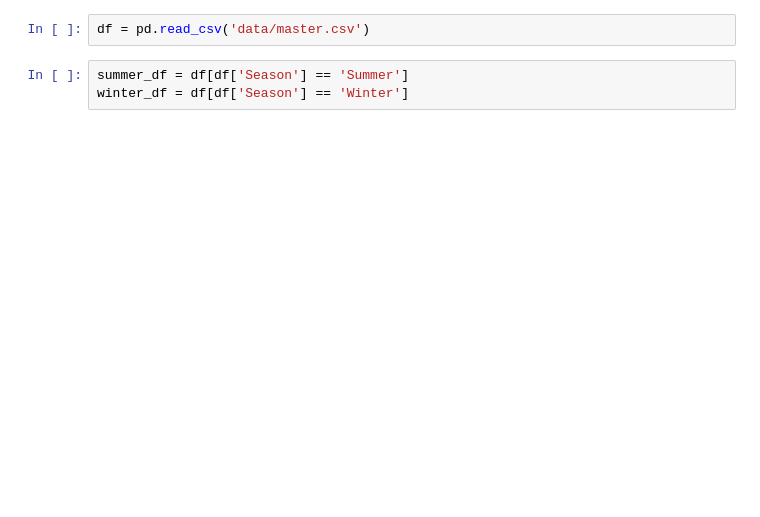
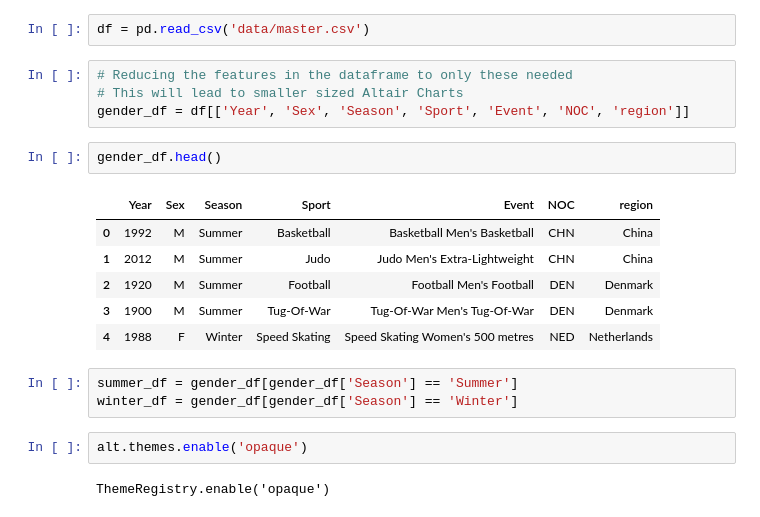
Before and after one commit to sarthakbatragatech/OlympicViz, a Jupyter notebook: 4. Gender.ipynb, the cells around one changed output. Saved outputs shown, nothing was run; the diff lists cells and outputs as text; blank space fills up the shorter version.

```diff
--- a/4. Gender.ipynb
+++ b/4. Gender.ipynb
@@ -12,5 +14,22 @@ alt.data_transformers.enable('data_server')
 # %%
 df = pd.read_csv('data/master.csv')
+# %%
+# Reducing the features in the dataframe to only these needed
+# This will lead to smaller sized Altair Charts
+gender_df = df[['Year', 'Sex', 'Season', 'Sport', 'Event', 'NOC', 'region']]
+# %%
+gender_df.head()
+# %% [output]
+|  | Year | Sex | Season | Sport | Event | NOC | region |
+| 0 | 1992 | M | Summer | Basketball | Basketball Men's Basketball | CHN | China |
+| 1 | 2012 | M | Summer | Judo | Judo Men's Extra-Lightweight | CHN | China |
+| 2 | 1920 | M | Summer | Football | Football Men's Football | DEN | Denmark |
+| 3 | 1900 | M | Summer | Tug-Of-War | Tug-Of-War Men's Tug-Of-War | DEN | Denmark |
+| 4 | 1988 | F | Winter | Speed Skating | Speed Skating Women's 500 metres | NED | Netherlands |
 # %%
-summer_df = df[df['Season'] == 'Summer']
-winter_df = df[df['Season'] == 'Winter']
+summer_df = gender_df[gender_df['Season'] == 'Summer']
+winter_df = gender_df[gender_df['Season'] == 'Winter']
+# %%
+alt.themes.enable('opaque')
+# %% [output]
+ThemeRegistry.enable('opaque')
```
Also changed, not shown: parts of 13 cells of this notebook.
